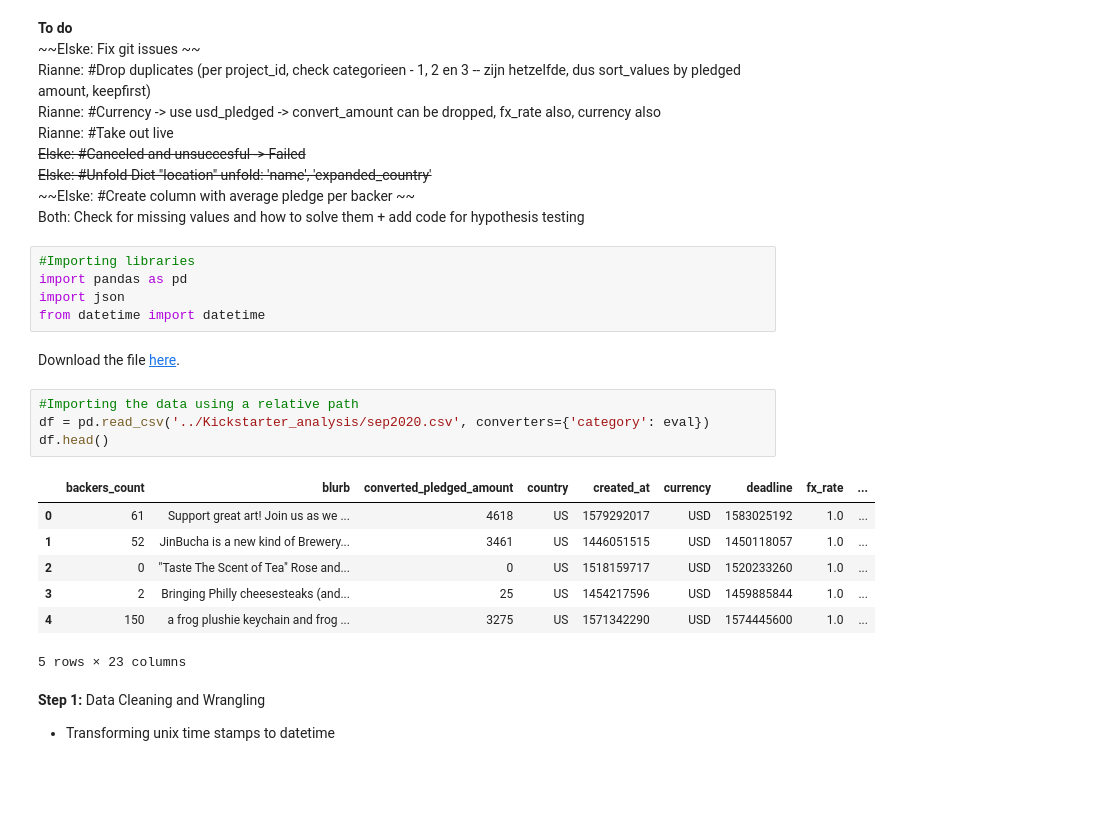
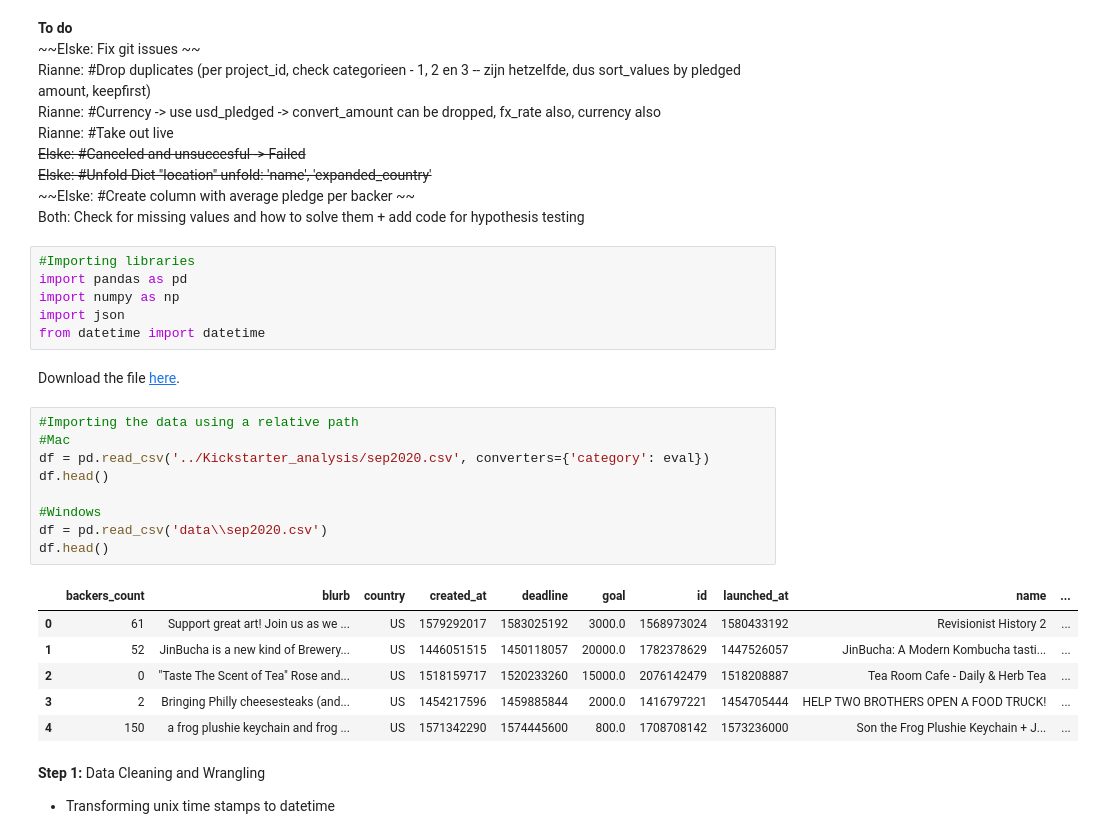
Before and after one commit to Rianne89/Kickstarter_analysis, a Jupyter notebook: Project 4-Kickstarter.ipynb, the cells around one changed output. Saved outputs shown, nothing was run; the diff lists cells and outputs as text; blank space fills up the shorter version.

```diff
--- a/Project 4-Kickstarter.ipynb
+++ b/Project 4-Kickstarter.ipynb
@@ -30,22 +30,27 @@ Both: Check for missing values and how to solve them + add code for hypothesis t
 # %%
 #Importing libraries
 import pandas as pd
+import numpy as np
 import json
 from datetime import datetime
 # %% [markdown]
 Download the file <a href="https://drive.google.com/drive/folders/1hIBnfoXrXNW2vF_ka8R8Y0mltCmBjqPZ" target="_blank">here</a>.
 # %%
 #Importing the data using a relative path
+#Mac
 df = pd.read_csv('../Kickstarter_analysis/sep2020.csv', converters={'category': eval})
 df.head()
+
+#Windows
+df = pd.read_csv('data\\sep2020.csv')
+df.head()
 # %% [output]
-|  | backers_count | blurb | converted_pledged_amount | country | created_at | currency | deadline | fx_rate | ... |
-| 0 | 61 | Support great art! Join us as we ... | 4618 | US | 1579292017 | USD | 1583025192 | 1.0 | ... |
-| 1 | 52 | JinBucha is a new kind of Brewery... | 3461 | US | 1446051515 | USD | 1450118057 | 1.0 | ... |
-| 2 | 0 | "Taste The Scent of Tea" Rose and... | 0 | US | 1518159717 | USD | 1520233260 | 1.0 | ... |
-| 3 | 2 | Bringing Philly cheesesteaks (and... | 25 | US | 1454217596 | USD | 1459885844 | 1.0 | ... |
-| 4 | 150 | a frog plushie keychain and frog ... | 3275 | US | 1571342290 | USD | 1574445600 | 1.0 | ... |
+|  | backers_count | blurb | country | created_at | deadline | goal | id | launched_at | name | ... |
+| 0 | 61 | Support great art! Join us as we ... | US | 1579292017 | 1583025192 | 3000.0 | 1568973024 | 1580433192 | Revisionist History 2 | ... |
+| 1 | 52 | JinBucha is a new kind of Brewery... | US | 1446051515 | 1450118057 | 20000.0 | 1782378629 | 1447526057 | JinBucha: A Modern Kombucha tasti... | ... |
+| 2 | 0 | "Taste The Scent of Tea" Rose and... | US | 1518159717 | 1520233260 | 15000.0 | 2076142479 | 1518208887 | Tea Room Cafe - Daily & Herb Tea | ... |
+| 3 | 2 | Bringing Philly cheesesteaks (and... | US | 1454217596 | 1459885844 | 2000.0 | 1416797221 | 1454705444 | HELP TWO BROTHERS OPEN A FOOD TRUCK! | ... |
+| 4 | 150 | a frog plushie keychain and frog ... | US | 1571342290 | 1574445600 | 800.0 | 1708708142 | 1573236000 | Son the Frog Plushie Keychain + J... | ... |
-5 rows × 23 columns
 # %% [markdown]
 **Step 1:** Data Cleaning and Wrangling
 - Transforming unix time stamps to datetime
```
Also changed, not shown: parts of 7 cells of this notebook, 2 other files.
